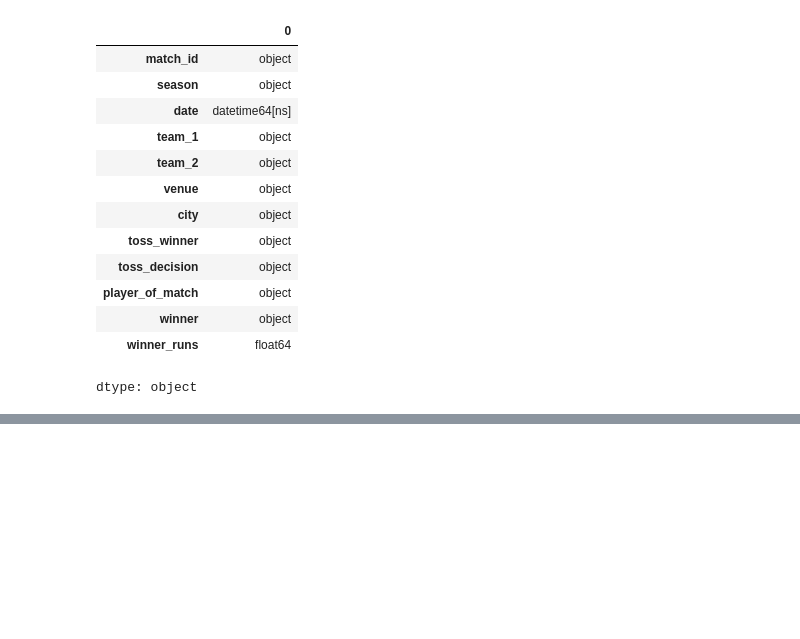
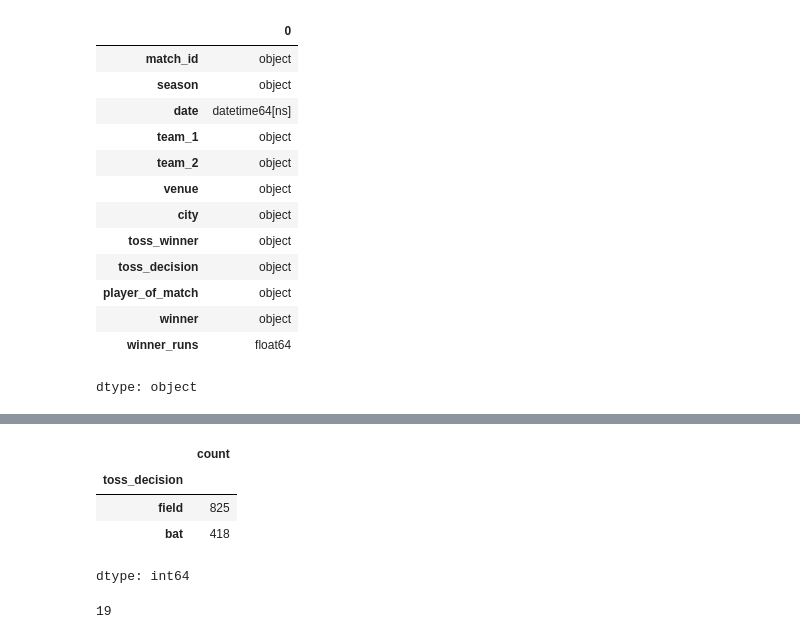
Before and after one commit to shubhampk37/data-analysis-practice, a Jupyter notebook: EDA/01_IPL/analysis.ipynb, the cells around one changed output, grey strips where cells are left out. Cells and saved outputs as stored; diff of their text form; code cells hidden in the pictures; blank space fills up the shorter version.

```diff
--- a/EDA/01_IPL/analysis.ipynb
+++ b/EDA/01_IPL/analysis.ipynb
@@ -252,0 +296,12 @@ dtype: object
+# %%
+df["toss_decision"].value_counts()
+# %% [output]
+|  | count |
+| toss_decision |  |
+| field | 825 |
+| bat | 418 |
+dtype: int64
+# %%
+pd.unique(df[["team_1", "team_2"]].values.ravel()).size
+# %% [output]
+19
```
Also changed, not shown: parts of 4 cells of this notebook.
